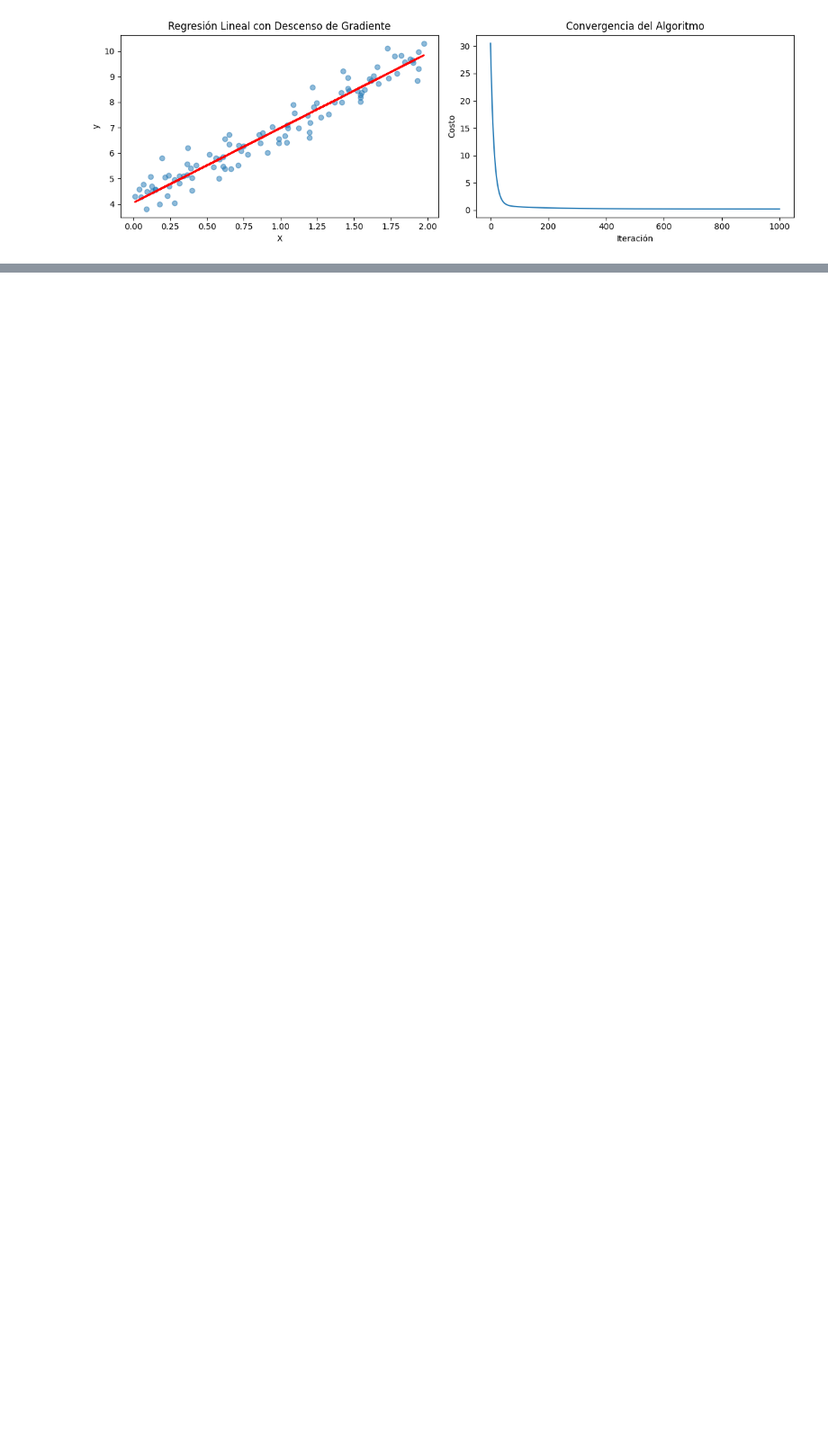
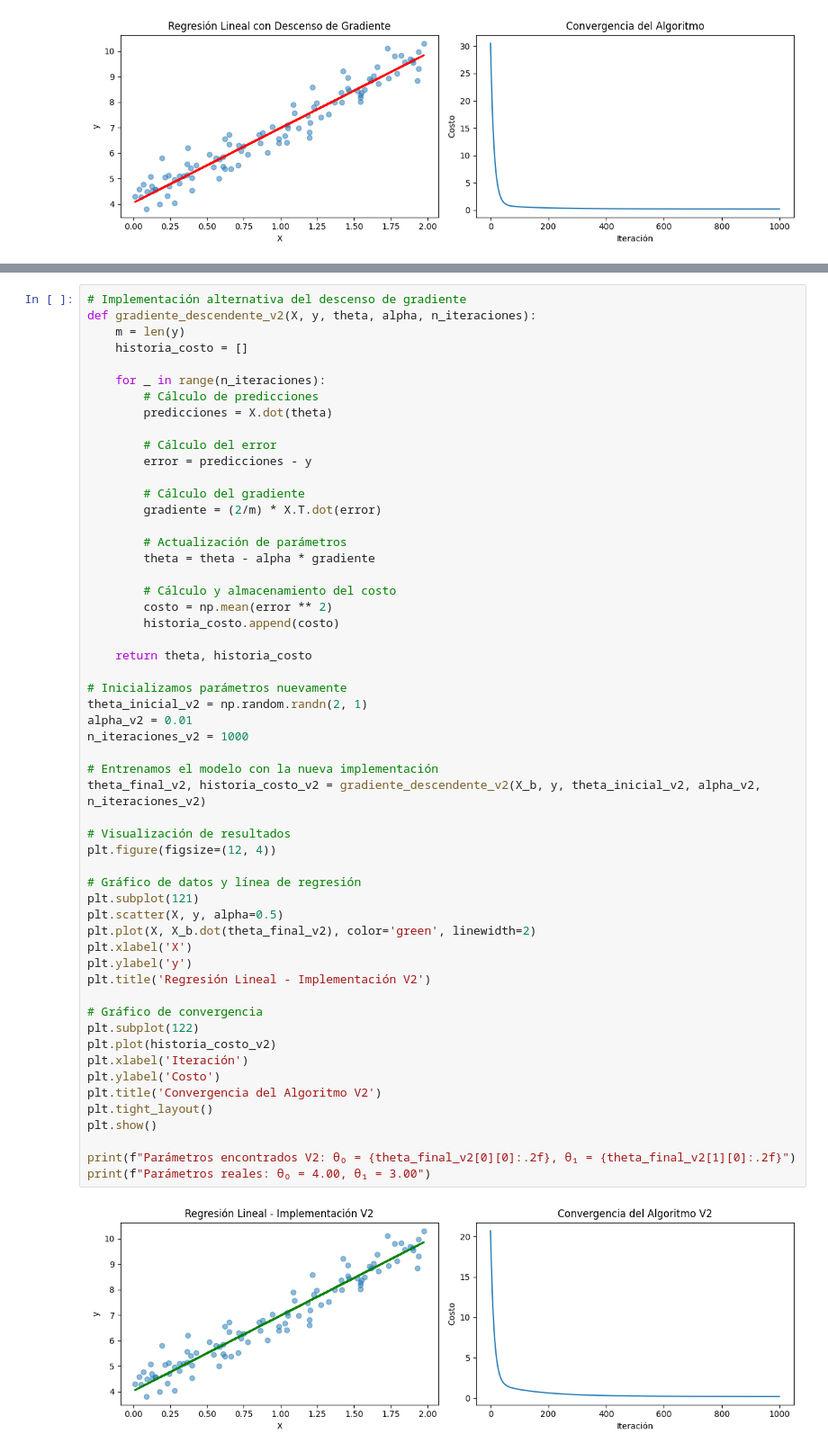
Before and after one commit to JsebastianUVPRQ/classical_trajectory, a Jupyter notebook: talleres_metodos_machine_learning/8-regresion-asignacion/reg-gradient-descent-stuff.ipynb, the cells around one changed output, grey strips where cells are left out. Shown at 90% size. Saved outputs shown, nothing was run; the diff lists cells and outputs as text; blank space fills up the shorter version.

```diff
--- a/talleres_metodos_machine_learning/8-regresion-asignacion/reg-gradient-descent-stuff.ipynb
+++ b/talleres_metodos_machine_learning/8-regresion-asignacion/reg-gradient-descent-stuff.ipynb
@@ -189,0 +190,57 @@ plt.show()
+# %%
+# Implementación alternativa del descenso de gradiente
+def gradiente_descendente_v2(X, y, theta, alpha, n_iteraciones):
+    m = len(y)
+    historia_costo = []
+
+    for _ in range(n_iteraciones):
+        # Cálculo de predicciones
+        predicciones = X.dot(theta)
+
+        # Cálculo del error
+        error = predicciones - y
+
+        # Cálculo del gradiente
+        gradiente = (2/m) * X.T.dot(error)
+
+        # Actualización de parámetros
+        theta = theta - alpha * gradiente
+
+        # Cálculo y almacenamiento del costo
+        costo = np.mean(error ** 2)
+        historia_costo.append(costo)
+
+    return theta, historia_costo
+
+# Inicializamos parámetros nuevamente
+theta_inicial_v2 = np.random.randn(2, 1)
+alpha_v2 = 0.01
+n_iteraciones_v2 = 1000
+
+# Entrenamos el modelo con la nueva implementación
+theta_final_v2, historia_costo_v2 = gradiente_descendente_v2(X_b, y, theta_inicial_v2, alpha_v2, n_iteraciones_v2)
+
+# Visualización de resultados
+plt.figure(figsize=(12, 4))
+
+# Gráfico de datos y línea de regresión
+plt.subplot(121)
+plt.scatter(X, y, alpha=0.5)
+plt.plot(X, X_b.dot(theta_final_v2), color='green', linewidth=2)
+plt.xlabel('X')
+plt.ylabel('y')
+plt.title('Regresión Lineal - Implementación V2')
+
+# Gráfico de convergencia
+plt.subplot(122)
+plt.plot(historia_costo_v2)
+plt.xlabel('Iteración')
+plt.ylabel('Costo')
+plt.title('Convergencia del Algoritmo V2')
+plt.tight_layout()
+plt.show()
+
+print(f"Parámetros encontrados V2: θ₀ = {theta_final_v2[0][0]:.2f}, θ₁ = {theta_final_v2[1][0]:.2f}")
+print(f"Parámetros reales: θ₀ = 4.00, θ₁ = 3.00")
+# %% [output]
+[figure, added]
```
Also changed, not shown: parts of 4 cells of this notebook.
